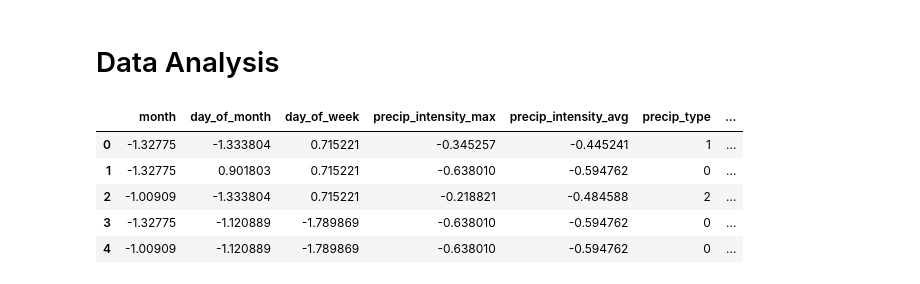
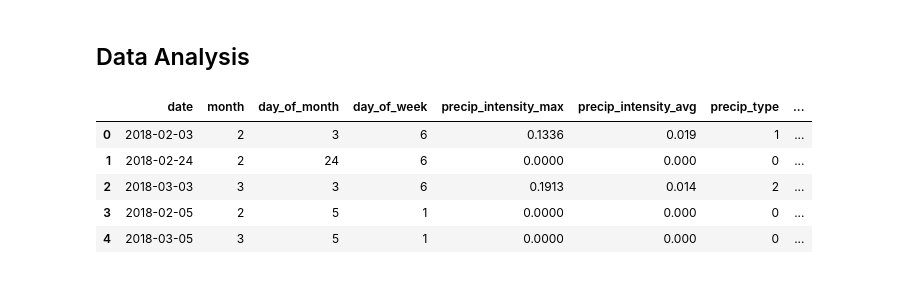
Before and after one commit to souper-streetwise/predictive-model, a Jupyter notebook: src/data_analysis.ipynb, the cells around one changed output. Cells and saved outputs as stored; diff of their text form; code cells hidden in the pictures.

```diff
--- a/src/data_analysis.ipynb
+++ b/src/data_analysis.ipynb
@@ -1,5 +1,5 @@
 # %% [markdown]
-# Data Analysis
+## Data Analysis
 # %%
 import pandas as pd
 from matplotlib import pyplot as plt
@@ -7,11 +9,13 @@ from data import get_data
 # %%
-X, y = get_data()
-X['total'] = y
-X.head()
+X, y = get_data(include_date = True)
+df = X.copy()
+X.drop(columns = ['date'], inplace = True)
+df['total'] = y.copy()
+df.head()
 # %% [output]
-|  | month | day_of_month | day_of_week | precip_intensity_max | precip_intensity_avg | precip_type | ... |
-| 0 | -1.32775 | -1.333804 | 0.715221 | -0.345257 | -0.445241 | 1 | ... |
-| 1 | -1.32775 | 0.901803 | 0.715221 | -0.638010 | -0.594762 | 0 | ... |
-| 2 | -1.00909 | -1.333804 | 0.715221 | -0.218821 | -0.484588 | 2 | ... |
-| 3 | -1.32775 | -1.120889 | -1.789869 | -0.638010 | -0.594762 | 0 | ... |
-| 4 | -1.00909 | -1.120889 | -1.789869 | -0.638010 | -0.594762 | 0 | ... |
+|  | date | month | day_of_month | day_of_week | precip_intensity_max | precip_intensity_avg | precip_type | ... |
+| 0 | 2018-02-03 | 2 | 3 | 6 | 0.1336 | 0.019 | 1 | ... |
+| 1 | 2018-02-24 | 2 | 24 | 6 | 0.0000 | 0.000 | 0 | ... |
+| 2 | 2018-03-03 | 3 | 3 | 6 | 0.1913 | 0.014 | 2 | ... |
+| 3 | 2018-02-05 | 2 | 5 | 1 | 0.0000 | 0.000 | 0 | ... |
+| 4 | 2018-03-05 | 3 | 5 | 1 | 0.0000 | 0.000 | 0 | ... |
```
Also changed, not shown: parts of 9 cells of this notebook.
